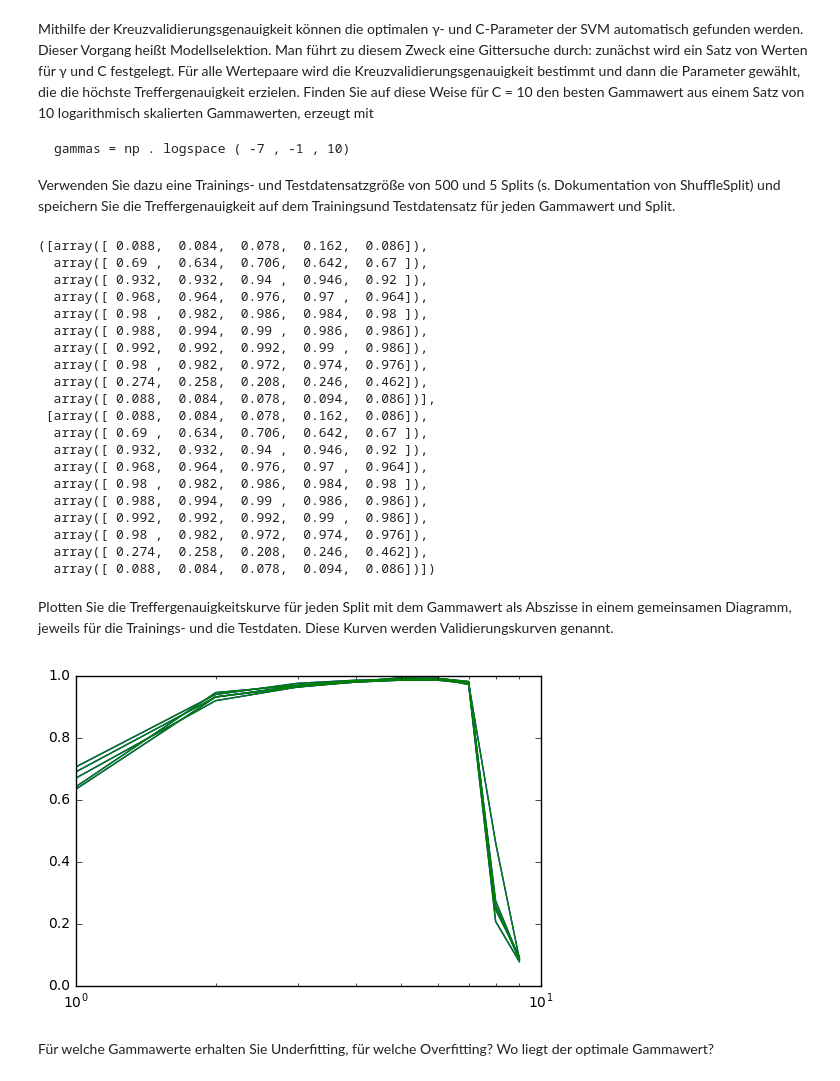
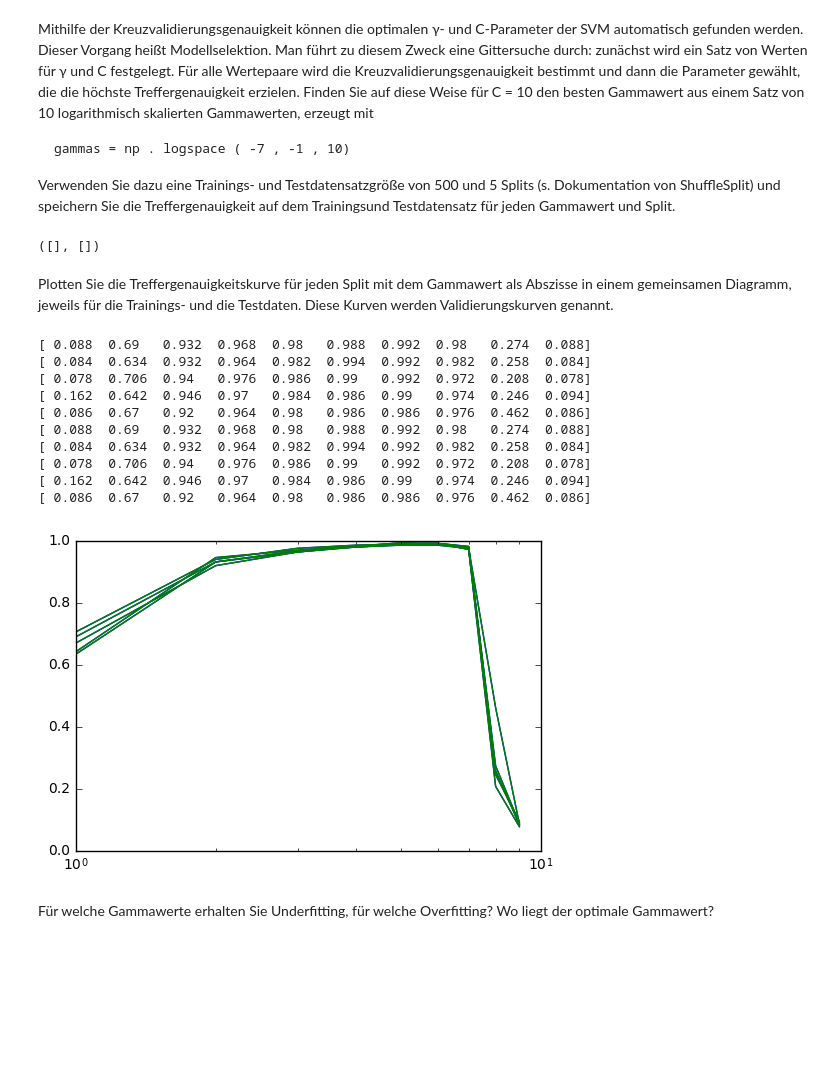
Before and after one commit to magoeke/htwg.machinelearning, a Jupyter notebook: 04/01_Supportvektormaschine.ipynb, the cells around one changed output. Drawn from its saved outputs; the diff is of its cells as text; code cells hidden in the pictures; blank space fills up the shorter version.

Commit message:
did some changes with cross_val_score

```diff
--- a/04/01_Supportvektormaschine.ipynb
+++ b/04/01_Supportvektormaschine.ipynb
@@ -185,7 +185,6 @@ rs = model_selection.ShuffleSplit(n_splits=split_number, test_size=.25, random_s
 
 clf = svm.SVC(gamma=0.001, C=1.0)
 training_score = model_selection.cross_val_score(clf, digits.data, digits.target, cv=rs)
-test_score = model_selection.cross_val_score(clf, digits.data, digits.target, cv=rs)
 
-training_score, test_score
+training_score
 # %% [output]
@@ -235,56 +226,33 @@ for gamma in gammas:
 
 test_scores_gamma, training_scores_gamma
 # %% [output]
-([array([ 0.088,  0.084,  0.078,  0.162,  0.086]),
-  array([ 0.69 ,  0.634,  0.706,  0.642,  0.67 ]),
-  array([ 0.932,  0.932,  0.94 ,  0.946,  0.92 ]),
-  array([ 0.968,  0.964,  0.976,  0.97 ,  0.964]),
-  array([ 0.98 ,  0.982,  0.986,  0.984,  0.98 ]),
-  array([ 0.988,  0.994,  0.99 ,  0.986,  0.986]),
-  array([ 0.992,  0.992,  0.992,  0.99 ,  0.986]),
-  array([ 0.98 ,  0.982,  0.972,  0.974,  0.976]),
-  array([ 0.274,  0.258,  0.208,  0.246,  0.462]),
-  array([ 0.088,  0.084,  0.078,  0.094,  0.086])],
- [array([ 0.088,  0.084,  0.078,  0.162,  0.086]),
-  array([ 0.69 ,  0.634,  0.706,  0.642,  0.67 ]),
-  array([ 0.932,  0.932,  0.94 ,  0.946,  0.92 ]),
-  array([ 0.968,  0.964,  0.976,  0.97 ,  0.964]),
-  array([ 0.98 ,  0.982,  0.986,  0.984,  0.98 ]),
-  array([ 0.988,  0.994,  0.99 ,  0.986,  0.986]),
-  array([ 0.992,  0.992,  0.992,  0.99 ,  0.986]),
-  array([ 0.98 ,  0.982,  0.972,  0.974,  0.976]),
-  array([ 0.274,  0.258,  0.208,  0.246,  0.462]),
-  array([ 0.088,  0.084,  0.078,  0.094,  0.086])])
+([], [])
 # %% [markdown]
 Plotten Sie die Treffergenauigkeitskurve für jeden Split mit dem Gammawert als Abszisse in einem gemeinsamen Diagramm, jeweils für die Trainings- und die Testdaten. Diese Kurven werden Validierungskurven genannt.
 # %%
-test_curves = []
-training_curves = []
-#for index in range(0,split_number):
-#    test_curves.append(pd.DataFrame(data=test_scores_gamma[:], index = gammas))
-#    training_curves.append(pd.DataFrame(data=training_scores_gamma[:], index = gammas))
-
-#test_curves_mean=[]
-#training_curves_mean=[]
-#for test_curve, training_curve in zip(test_curves, training_curves):
-#    test_curves_mean.append(test_curve.mean(axis=1))
-#    training_curves_mean.append(training_curve.mean(axis=1))
-
-for score in training_scores_gamma:
-    training_curves.
-
-# plot curves
 xlabs = [pow(10,i) for i in range(-7,0)]
 plt.xticks( xlabs )
 plt.xscale("log")
 
-for training_curve in training_curves:
+for training_curve in np.transpose(training_scores_gamma):
+    print (training_curve)
     plt.plot(training_curve, c="blue")
-for test_curve in test_curves:
+for test_curve in np.transpose(test_scores_gamma):
+    print (test_curve)
     plt.plot(test_curve, c="green")
 plt.show()
 # %% [output]
+[ 0.088  0.69   0.932  0.968  0.98   0.988  0.992  0.98   0.274  0.088]
+[ 0.084  0.634  0.932  0.964  0.982  0.994  0.992  0.982  0.258  0.084]
+[ 0.078  0.706  0.94   0.976  0.986  0.99   0.992  0.972  0.208  0.078]
+[ 0.162  0.642  0.946  0.97   0.984  0.986  0.99   0.974  0.246  0.094]
+[ 0.086  0.67   0.92   0.964  0.98   0.986  0.986  0.976  0.462  0.086]
+[ 0.088  0.69   0.932  0.968  0.98   0.988  0.992  0.98   0.274  0.088]
+[ 0.084  0.634  0.932  0.964  0.982  0.994  0.992  0.982  0.258  0.084]
+[ 0.078  0.706  0.94   0.976  0.986  0.99   0.992  0.972  0.208  0.078]
+[ 0.162  0.642  0.946  0.97   0.984  0.986  0.99   0.974  0.246  0.094]
+[ 0.086  0.67   0.92   0.964  0.98   0.986  0.986  0.976  0.462  0.086]
-[figure, old version]
+[figure, new version]
 # %% [markdown]
 Für welche Gammawerte erhalten Sie Underfitting, für welche Overfitting? Wo liegt der optimale Gammawert?
 # %% [markdown]
```
Also changed, not shown: parts of 6 cells of this notebook.
